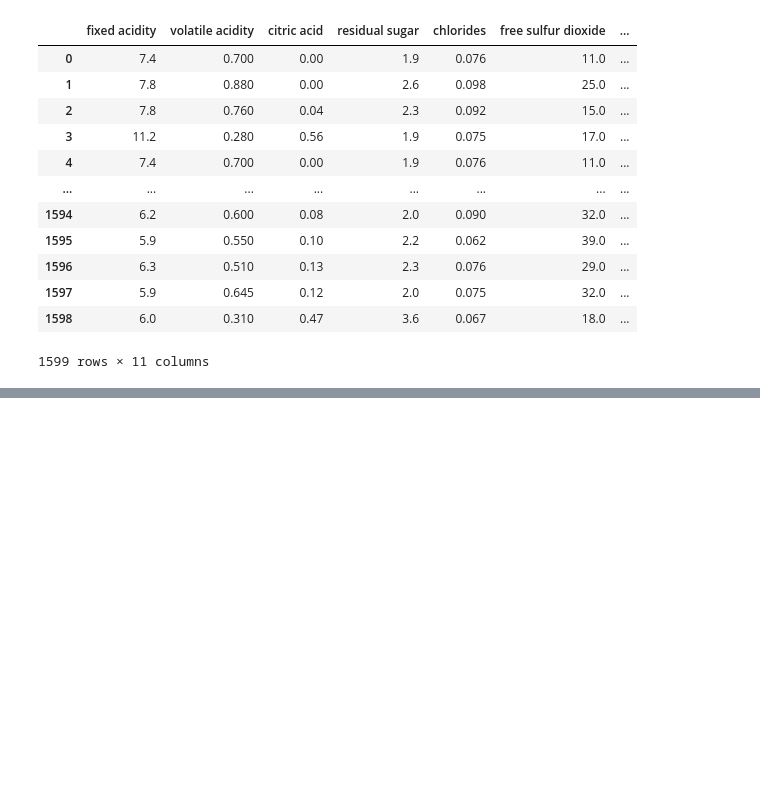
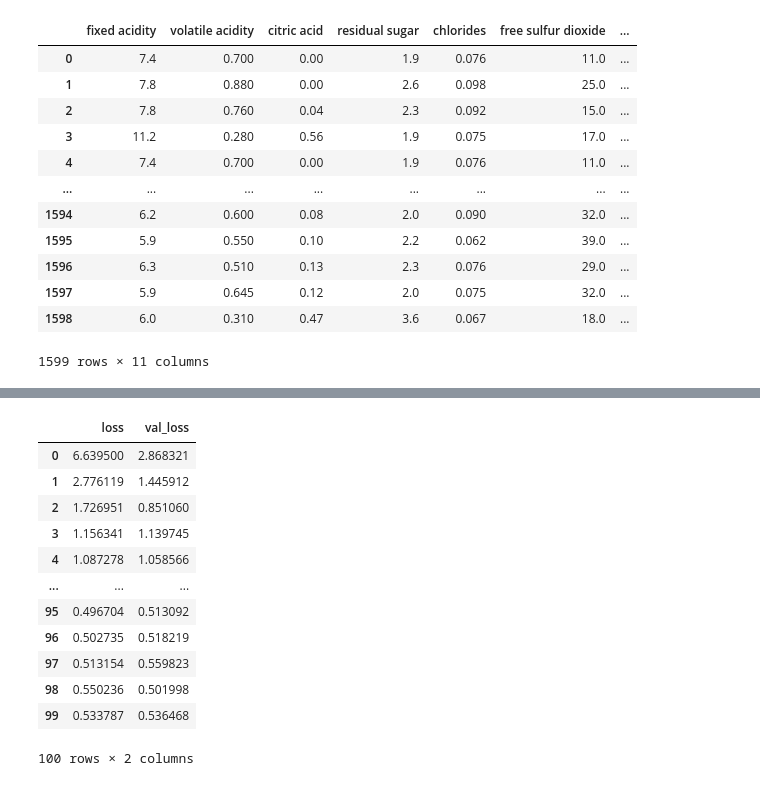
Before and after one commit to ayushsubedi/TBC_2021_deep_learning, a Jupyter notebook: 5_Stochastic_Gradient_Descent.ipynb, the cells around one changed output, grey strips where cells are left out. Drawn from its saved outputs; the diff is of its cells as text; code cells hidden in the pictures; blank space fills up the shorter version.

```diff
--- a/5_Stochastic_Gradient_Descent.ipynb
+++ b/5_Stochastic_Gradient_Descent.ipynb
@@ -82,0 +83,16 @@ history_df['loss'].plot();
+# %%
+history_df
+# %% [output]
+|  | loss | val_loss |
+| 0 | 6.639500 | 2.868321 |
+| 1 | 2.776119 | 1.445912 |
+| 2 | 1.726951 | 0.851060 |
+| 3 | 1.156341 | 1.139745 |
+| 4 | 1.087278 | 1.058566 |
+| ... | ... | ... |
+| 95 | 0.496704 | 0.513092 |
+| 96 | 0.502735 | 0.518219 |
+| 97 | 0.513154 | 0.559823 |
+| 98 | 0.550236 | 0.501998 |
+| 99 | 0.533787 | 0.536468 |
+100 rows × 2 columns
```
Also changed, not shown: parts of 2 cells of this notebook, 2 other files.
